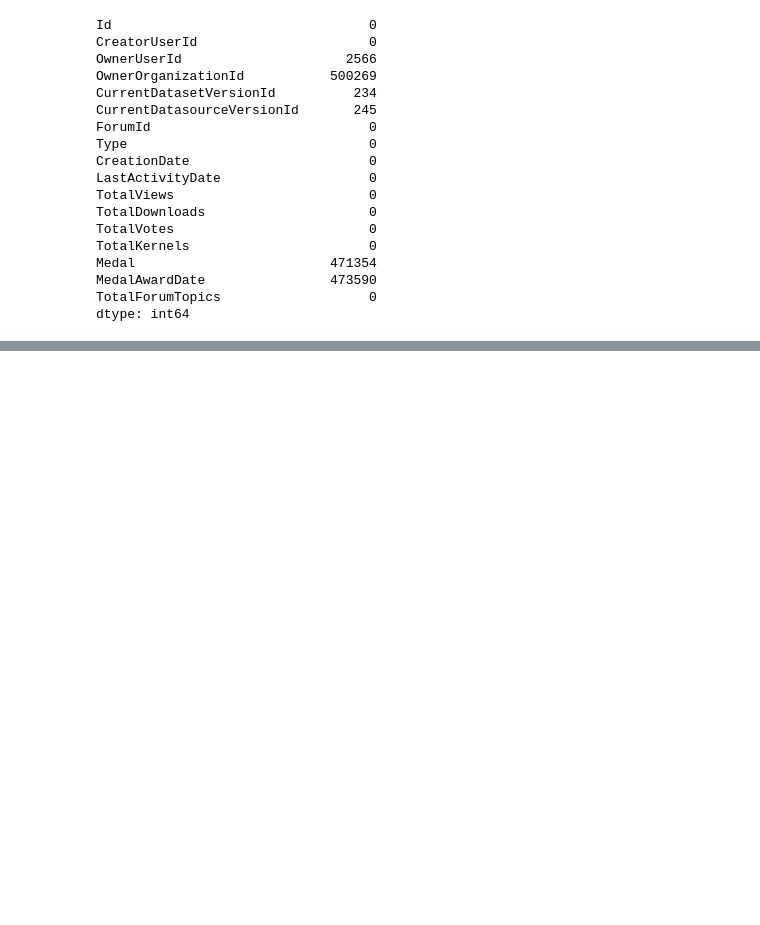
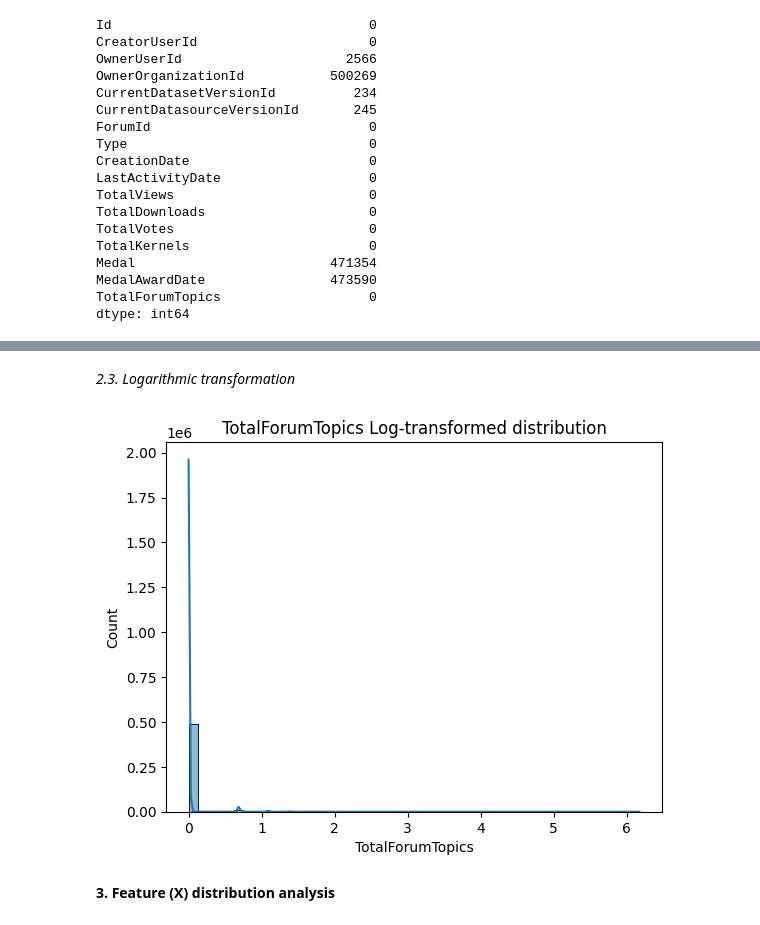
Before and after one commit to faseeh-quraishi/KaggleDatasetsEngagementPrediction-MetaKaggleHackathon, a Jupyter notebook: meta-kaggle-competition.ipynb, the cells around one changed output, grey strips where cells are left out. Drawn from its saved outputs; the diff is of its cells as text; code cells hidden in the pictures; blank space fills up the shorter version.

```diff
--- a/meta-kaggle-competition.ipynb
+++ b/meta-kaggle-competition.ipynb
@@ -223,0 +197,12 @@ Name: TotalForumTopics, dtype: float64
+# %% [markdown]
+*2.3. Logarithmic transformation*
+# %%
+import numpy as np
+plt.figure()
+sns.histplot(np.log1p(datasets_df[col]), bins=50, kde=True)
+plt.title(f'{col} Log-transformed distribution')
+plt.show()
+# %% [output]
+[figure, added]
+# %% [markdown]
+**3. Feature (X) distribution analysis**
```
Also changed, not shown: parts of 30 cells of this notebook.
